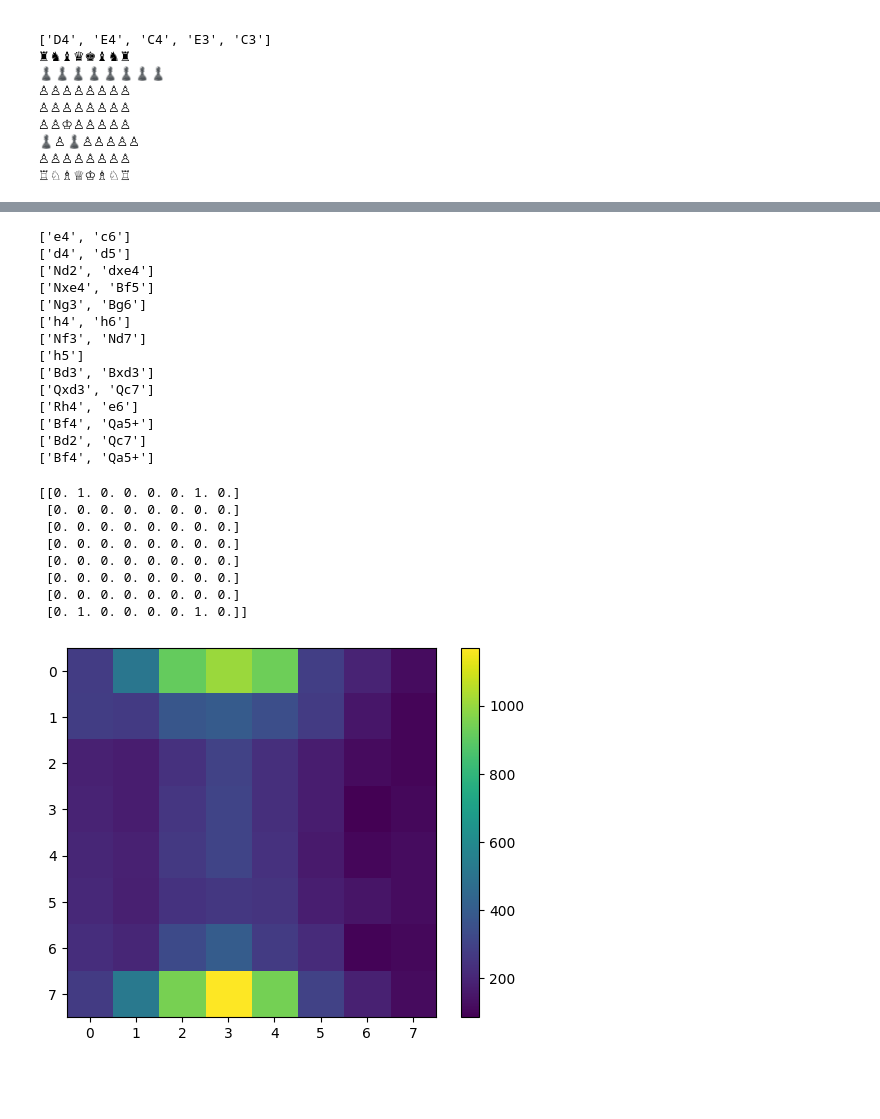
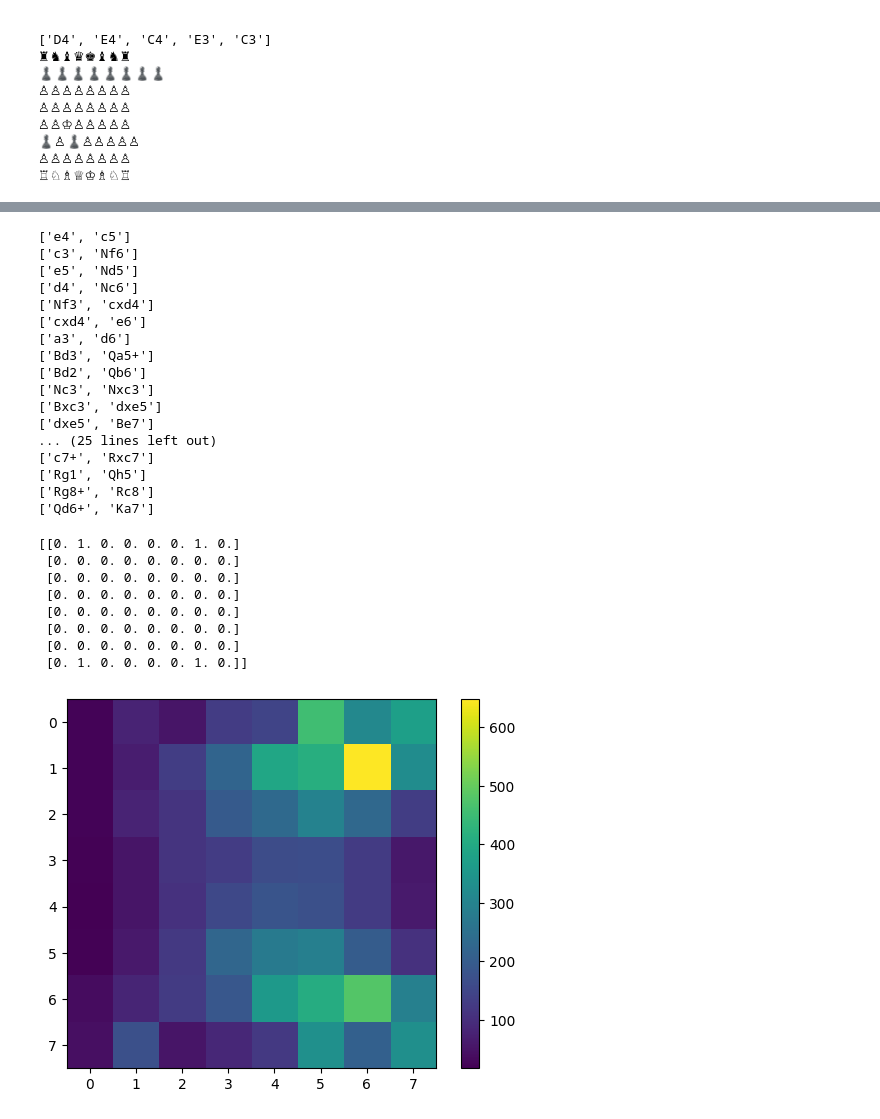
Before and after one commit to ollihansen90/Mathe-SH, a Jupyter notebook: Schachcomputer.ipynb, the cells around one changed output, grey strips where cells are left out. Drawn from its saved outputs; the diff is of its cells as text; code cells hidden in the pictures; blank space fills up the shorter version.

```diff
--- a/Schachcomputer.ipynb
+++ b/Schachcomputer.ipynb
@@ -417,6 +488,6 @@ Kasparov.pgn        100%[===================>]   1.22M  --.-KB/s    in 0.06s
 with open("Kasparov.txt", "rb") as file:
     zeilen = file.readlines()
 # %%
-spiele = ("\n".join([z.decode('ascii').strip() for z in zeilen[:30000]])).split("\n\n")[1::2]
+spiele = ("\n".join([z.decode('ascii').strip() for z in zeilen[:34000]])).split("\n\n")[1::2]
 print(len(spiele))
 # %% [output]
@@ -424,13 +504,8 @@ print(len(spiele))
 # %%
-print(len(zeilen))
+spielliste = []
 
-spielliste = []
 for spiel in spiele:
-    spiel_string = ""
-    for zeile in spiel:
-        zeile = spiel.strip()
-        if len(spiel)>0 and spiel[0]!="[":
-            spiel_string += (spiel.strip()+" ")
-    zugliste = [z.split(" ")[:-1] for z in (spiel_string.split("  ")[0]+" 1").split(".")[1:]]
+    spiel = spiel.replace("\n", " ")
+    spiel_ohne_ergebnis = spiel.split("  ")[0]+"  "
+    zugliste = [z.split(" ")[:2] for z in spiel_ohne_ergebnis.split(".")[1:]]
     spielliste.append(zugliste)
-print(*spielliste[0], sep="\n")
@@ -455,21 +512,23 @@ print(*spielliste[0], sep="\n")
 # %%
-
-print(*spielliste[10], sep="\n")
+print(*spielliste[0], sep="\n")
 # %% [output]
-['e4', 'c6']
-['d4', 'd5']
-['Nd2', 'dxe4']
-['Nxe4', 'Bf5']
-['Ng3', 'Bg6']
-['h4', 'h6']
-['Nf3', 'Nd7']
-['h5']
-['Bd3', 'Bxd3']
-['Qxd3', 'Qc7']
-['Rh4', 'e6']
-['Bf4', 'Qa5+']
-['Bd2', 'Qc7']
-['Bf4', 'Qa5+']
+['e4', 'c5']
+['c3', 'Nf6']
+['e5', 'Nd5']
+['d4', 'Nc6']
+['Nf3', 'cxd4']
+['cxd4', 'e6']
+['a3', 'd6']
+['Bd3', 'Qa5+']
+['Bd2', 'Qb6']
+['Nc3', 'Nxc3']
+['Bxc3', 'dxe5']
+['dxe5', 'Be7']
+... (25 lines left out)
+['c7+', 'Rxc7']
+['Rg1', 'Qh5']
+['Rg8+', 'Rc8']
+['Qd6+', 'Ka7']
 # %%
 import numpy as np
 import matplotlib.pyplot as plt
@@ -478,32 +537,32 @@ feld = np.zeros([8,8])
 pos = get_index("B1")
 feld[pos[0], pos[1]] += 1
 pos = get_index("G1")
 feld[pos[0], pos[1]] += 1
 pos = get_index("B8")
 feld[pos[0], pos[1]] += 1
 pos = get_index("G8")
 feld[pos[0], pos[1]] += 1
 
 print(feld)
 for zugliste in spielliste:
     for zug in zugliste:
         for z in zug:
             z = z.replace("+", "")
-            if z[0]=="R":
+            if len(z)>0 and z[0]=="K":
                 pos = get_index(z[-2:])
                 feld[pos[0], pos[1]] += 1
 
 plt.figure()
 plt.imshow(feld)
 plt.colorbar()
 plt.show()
 # %% [output]
 [[0. 1. 0. 0. 0. 0. 1. 0.]
  [0. 0. 0. 0. 0. 0. 0. 0.]
  [0. 0. 0. 0. 0. 0. 0. 0.]
  [0. 0. 0. 0. 0. 0. 0. 0.]
  [0. 0. 0. 0. 0. 0. 0. 0.]
  [0. 0. 0. 0. 0. 0. 0. 0.]
  [0. 0. 0. 0. 0. 0. 0. 0.]
  [0. 1. 0. 0. 0. 0. 1. 0.]]
-[figure, old version]
+[figure, new version]
```
Also changed, not shown: parts of 6 cells of this notebook.
